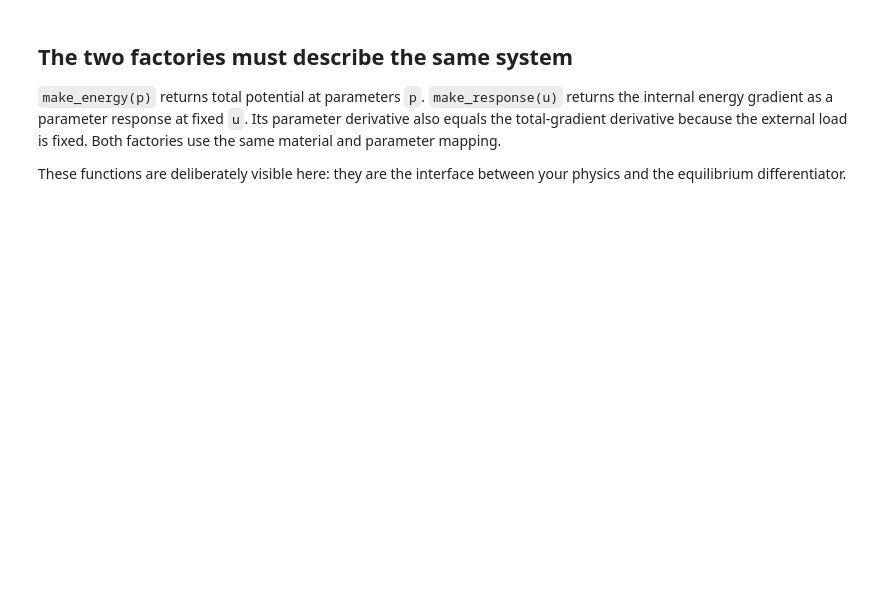
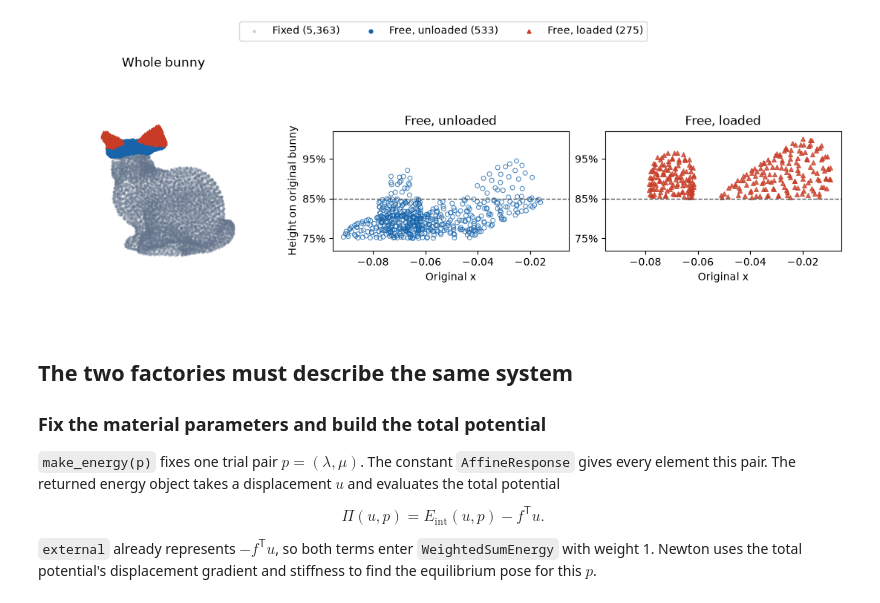
Before and after one commit to annajcy/litepgo, a Jupyter notebook: tutorials/torch/04_equilibrium_fit.ipynb, the cells around one changed output. Drawn from its saved outputs; the diff is of its cells as text; code cells hidden in the pictures; blank space fills up the shorter version.

```diff
--- a/tutorials/torch/04_equilibrium_fit.ipynb
+++ b/tutorials/torch/04_equilibrium_fit.ipynb
@@ -51,0 +107,11 @@ options = solver.NewtonOptions(gradient_tolerance=1e-12, max_iterations=100)
+# %%
+surface = np.asarray(mesh.extract_surface_with_vertices(bunny).vertices)
+loaded = np.isin(vertices, surface) & (height >= .85)
+assert len(free) > 0 and loaded.any()
+load = np.zeros_like(X)
+total_load = np.array([.0004, .0016, -.0006])
+load[loaded] = total_load / loaded.sum()
+external = energy.QuadraticEnergy(sp.csc_matrix((mapping.num_dofs, mapping.num_dofs)), -load.ravel())
+np.testing.assert_allclose(load.sum(axis=0), total_load)
+print('Loaded surface vertices:', loaded.sum())
+print('Total applied force:', load.sum(axis=0))
@@ -52,11 +130,58 @@ options = solver.NewtonOptions(gradient_tolerance=1e-12, max_iterations=100)
+# %%
+clamped = bunny_height <= .75
+loaded_on_bunny = np.zeros(len(bunny_height), dtype=bool)
+loaded_on_bunny[vertices[loaded]] = True
+assert not np.any(clamped & loaded_on_bunny)
+unloaded_free = ~clamped & ~loaded_on_bunny
+
+fig = plt.figure(figsize=(10.8, 4.3), layout='constrained')
+overview = fig.add_subplot(131, projection='3d')
+unloaded_view = fig.add_subplot(132)
+loaded_view = fig.add_subplot(133, sharex=unloaded_view, sharey=unloaded_view)
+points = bunny.positions[:, [0, 2, 1]]  # Keep the original y vertical.
+
+overview.scatter(*points[clamped].T, s=4, color='#64748b', alpha=.28,
+                 depthshade=False, label=f'Fixed ({clamped.sum():,})')
+groups = (
+    ('Free, unloaded', unloaded_free, 'o', '#1764ab', unloaded_view),
+    ('Free, loaded', loaded_on_bunny, '^', '#c83c26', loaded_view),
+)
+for label, mask, marker, color, closeup in groups:
+    overview.scatter(*points[mask].T, s=12, marker=marker, color=color, depthshade=False,
+                     label=f'{label} ({mask.sum():,})')
+    facecolor = 'none' if marker == 'o' else color
+    closeup.scatter(*bunny.positions[mask, :2].T, s=18, marker=marker,
+                    facecolors=facecolor, edgecolors=color, linewidths=.75, alpha=.78)
+    closeup.set(title=label, xlabel='Original x', aspect='equal', adjustable='box')
+
+height_ticks = y.min() + np.ptp(y) * np.array([.75, .85, .95])
+for ax in (unloaded_view, loaded_view):
+    ax.axhline(height_ticks[1], color='0.35', linewidth=1, linestyle='--')
+    ax.set_yticks(height_ticks, ['75%', '85%', '95%'])
+    ax.set_ylim(y.min() + .72 * np.ptp(y), y.max() + .02 * np.ptp(y))
+unloaded_view.set_ylabel('Height on original bunny')
+
+overview.set_title('Whole bunny')
+overview.set_box_aspect(np.ptp(points, axis=0))
+overview.set_proj_type('ortho')
+overview.view_init(elev=12, azim=-65)
+overview.set_axis_off()
+fig.legend(*overview.get_legend_handles_labels(), loc='outside upper center', ncol=3)
+plt.show()
+# %% [output]
+[figure, added]
 # %% [markdown]
 ## The two factories must describe the same system
 
-`make_energy(p)` returns total potential at parameters `p`.
-`make_response(u)` returns the internal energy gradient as a parameter response at
-fixed `u`. Its parameter derivative also equals the total-gradient derivative because
-the external load is fixed. Both factories use the same material and parameter mapping.
+### Fix the material parameters and build the total potential
 
-These functions are deliberately visible here: they are the interface between your
-physics and the equilibrium differentiator.
+`make_energy(p)` fixes one trial pair $p=(\lambda,\mu)$. The constant
+`AffineResponse` gives every element this pair. The returned energy object
+takes a displacement $u$ and evaluates the total potential
+
+$$\Pi(u,p)=E_{\mathrm{int}}(u,p)-f^\mathsf{T}u.$$
+
+`external` already represents $-f^\mathsf{T}u$, so both terms enter
+`WeightedSumEnergy` with weight 1. Newton uses the total potential's
+displacement gradient and stiffness to find the equilibrium pose for this $p$.
 # %%
```
Also changed, not shown: parts of 34 cells of this notebook, 32 other files.
